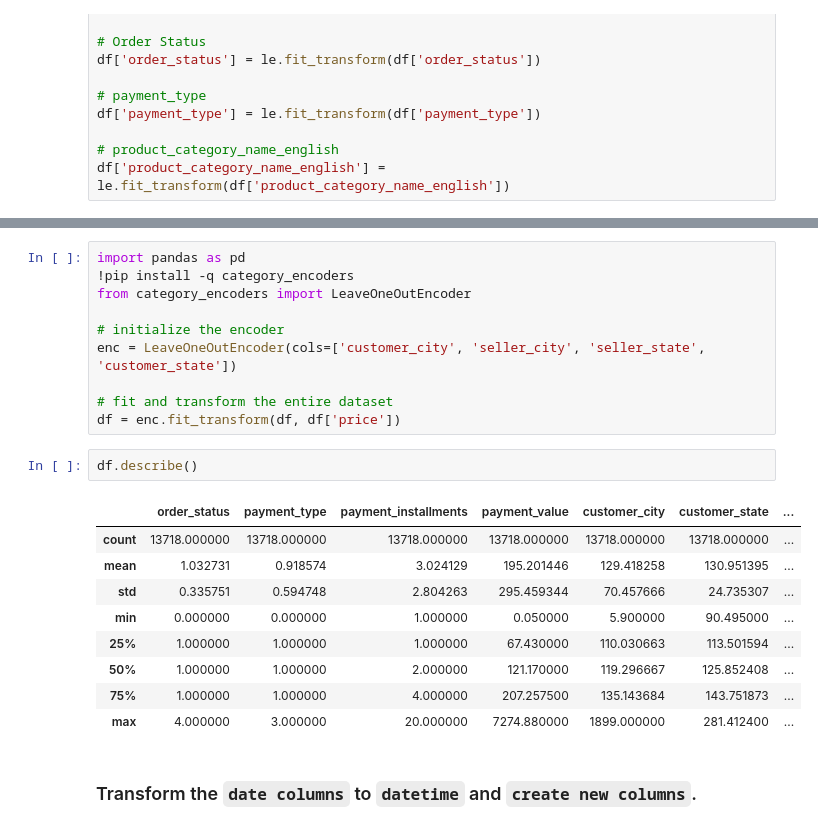
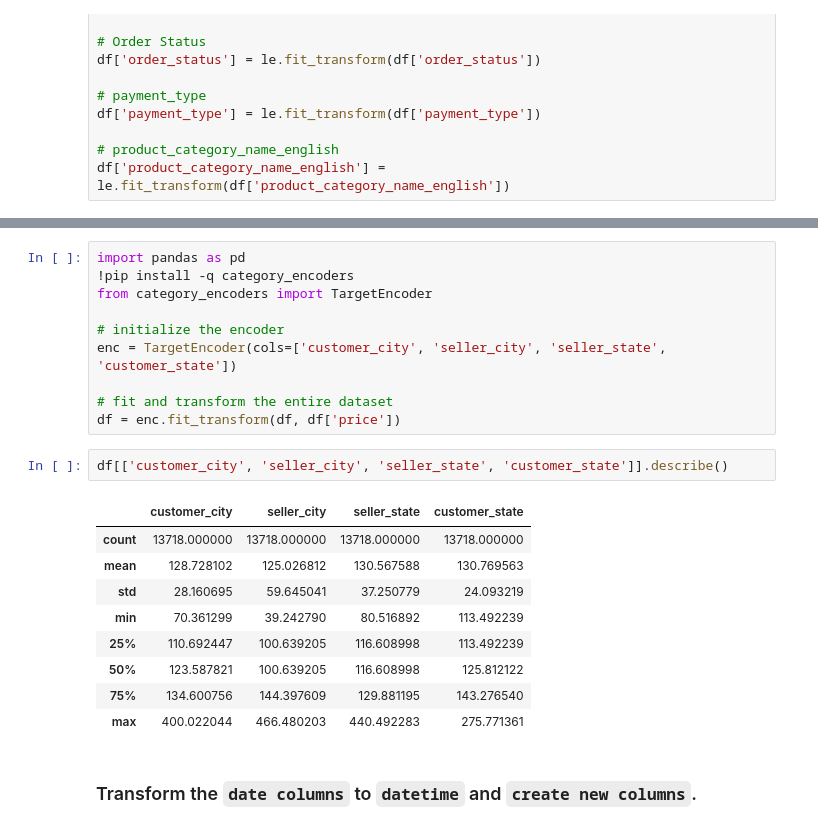
Before and after one commit to prffraia/Machine_Learning, a Jupyter notebook: 01_EDA.ipynb, the cells around one changed output, grey strips where cells are left out. Saved outputs shown, nothing was run; the diff lists cells and outputs as text.

```diff
--- a/01_EDA.ipynb
+++ b/01_EDA.ipynb
@@ -374,25 +323,25 @@ To deal with the unbalanced city columns i will use the `LeaveOneOutEncoder`
 # %%
 import pandas as pd
 !pip install -q category_encoders
-from category_encoders import LeaveOneOutEncoder
+from category_encoders import TargetEncoder
 
 # initialize the encoder
-enc = LeaveOneOutEncoder(cols=['customer_city', 'seller_city', 'seller_state', 'customer_state'])
+enc = TargetEncoder(cols=['customer_city', 'seller_city', 'seller_state', 'customer_state'])
 
 # fit and transform the entire dataset
 df = enc.fit_transform(df, df['price'])
 # %%
-df.describe()
+df[['customer_city', 'seller_city', 'seller_state', 'customer_state']].describe()
 # %% [output]
-|  | order_status | payment_type | payment_installments | payment_value | customer_city | customer_state | ... |
-| count | 13718.000000 | 13718.000000 | 13718.000000 | 13718.000000 | 13718.000000 | 13718.000000 | ... |
-| mean | 1.032731 | 0.918574 | 3.024129 | 195.201446 | 129.418258 | 130.951395 | ... |
-| std | 0.335751 | 0.594748 | 2.804263 | 295.459344 | 70.457666 | 24.735307 | ... |
-| min | 0.000000 | 0.000000 | 1.000000 | 0.050000 | 5.900000 | 90.495000 | ... |
-| 25% | 1.000000 | 1.000000 | 1.000000 | 67.430000 | 110.030663 | 113.501594 | ... |
-| 50% | 1.000000 | 1.000000 | 2.000000 | 121.170000 | 119.296667 | 125.852408 | ... |
-| 75% | 1.000000 | 1.000000 | 4.000000 | 207.257500 | 135.143684 | 143.751873 | ... |
-| max | 4.000000 | 3.000000 | 20.000000 | 7274.880000 | 1899.000000 | 281.412400 | ... |
+|  | customer_city | seller_city | seller_state | customer_state |
+| count | 13718.000000 | 13718.000000 | 13718.000000 | 13718.000000 |
+| mean | 128.728102 | 125.026812 | 130.567588 | 130.769563 |
+| std | 28.160695 | 59.645041 | 37.250779 | 24.093219 |
+| min | 70.361299 | 39.242790 | 80.516892 | 113.492239 |
+| 25% | 110.692447 | 100.639205 | 116.608998 | 113.492239 |
+| 50% | 123.587821 | 100.639205 | 116.608998 | 125.812122 |
+| 75% | 134.600756 | 144.397609 | 129.881195 | 143.276540 |
+| max | 400.022044 | 466.480203 | 440.492283 | 275.771361 |
 # %% [markdown]
 ### Transform the `date columns` to `datetime` and `create new columns`.
 # %%
```
Also changed, not shown: parts of 18 cells of this notebook.
